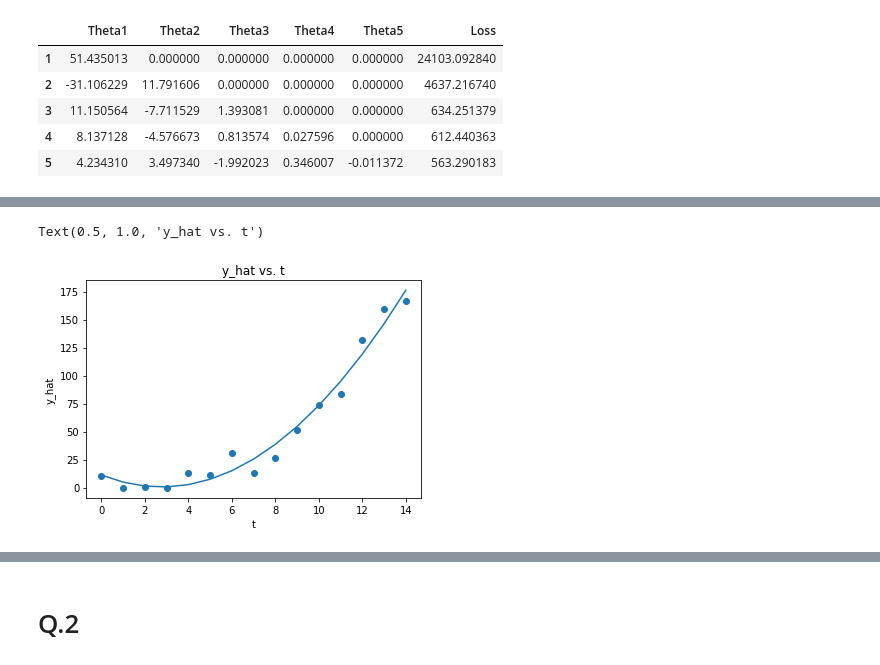
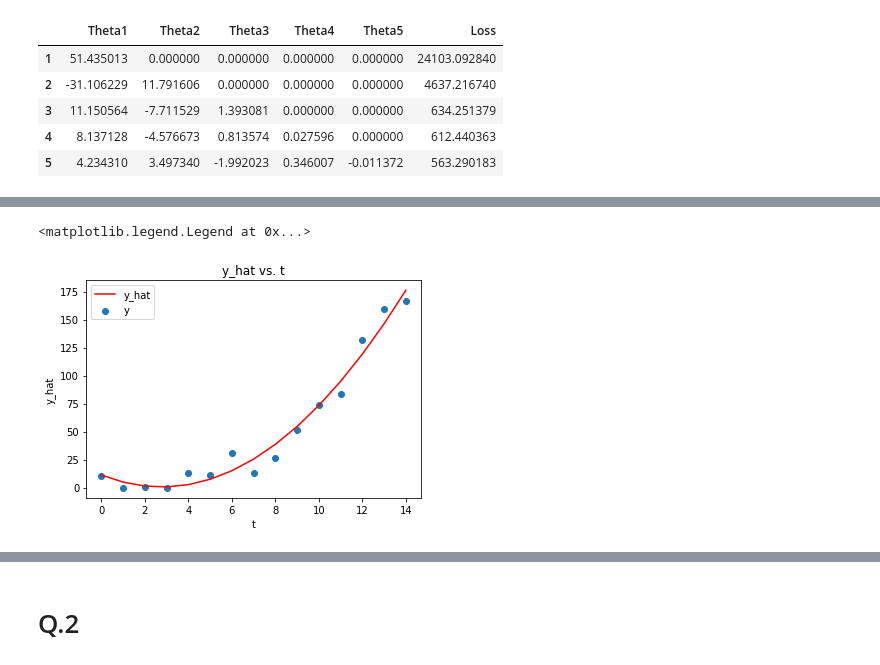
Before and after one commit to cplan082-tech/Adaptive_Control, a Jupyter notebook: assignments/A1/A1.ipynb, the cells around one changed output, grey strips where cells are left out. Cells and saved outputs as stored; diff of their text form; code cells hidden in the pictures.

Commit message:
Cleaned up A1 Q1 section in jupyter-lab. Added some text explaining code. Still need to write something about part 3 and explain better the section for part 2

```diff
--- a/assignments/A1/A1.ipynb
+++ b/assignments/A1/A1.ipynb
@@ -25,0 +14,3 @@ print(phi)
+# %%
+phi = np.stack([(t - 1)**n for n in range(param_max)], axis=1) # generation of phi look-up table
+pd.DataFrame(phi, columns=[f't^{i}' for i in range(param_max)]) # Prints look-up table bellow
@@ -52,15 +67,16 @@ df
 # %%
 import matplotlib.pyplot as mpl
-num_param_best = 3
+num_param_best = 3 # number of parameters to be used
 
-theta_hat_true = df.loc[num_param_best, df.columns != 'Loss']
-y_hat = phi@theta_hat_true
+theta_hat_true = df.loc[num_param_best, df.columns != 'Loss'] # extraction of row with 3 parameters excluding the "loss" column
+y_hat = phi@theta_hat_true # calculation of estimated y_hat vector
 
-mpl.scatter((t - 1), y)
-mpl.plot((t - 1), y_hat)
+mpl.scatter((t - 1), y) # plot measured output y
+mpl.plot((t - 1), y_hat, 'r') # plot estimated output y_hat
 mpl.xlabel('t')
 mpl.ylabel('y_hat')
 mpl.title('y_hat vs. t')
+mpl.legend(labels=['y_hat', 'y'])
 # %% [output]
-Text(0.5, 1.0, 'y_hat vs. t')
+<matplotlib.legend.Legend at 0x...>
-[figure, old version]
+[figure, new version]
```
Also changed, not shown: parts of 16 cells of this notebook, 1 other file.
